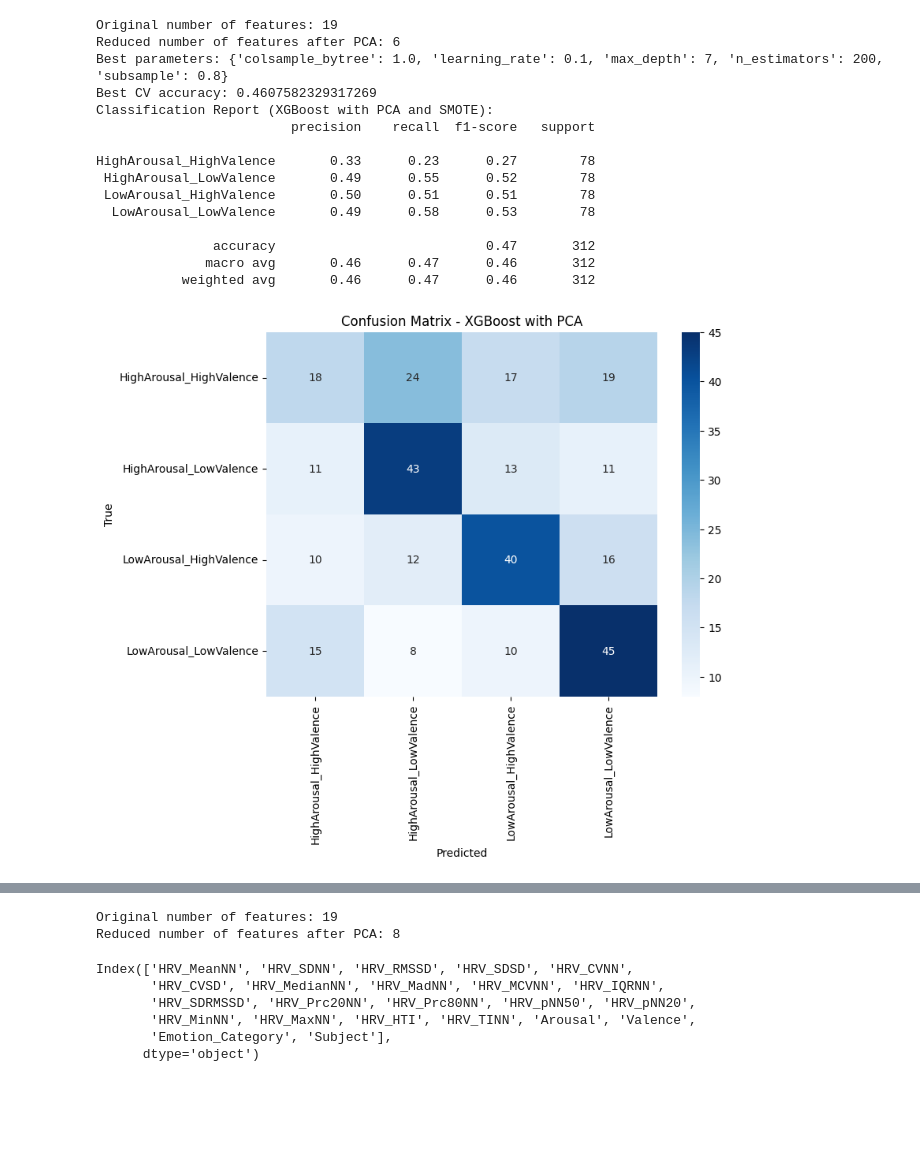
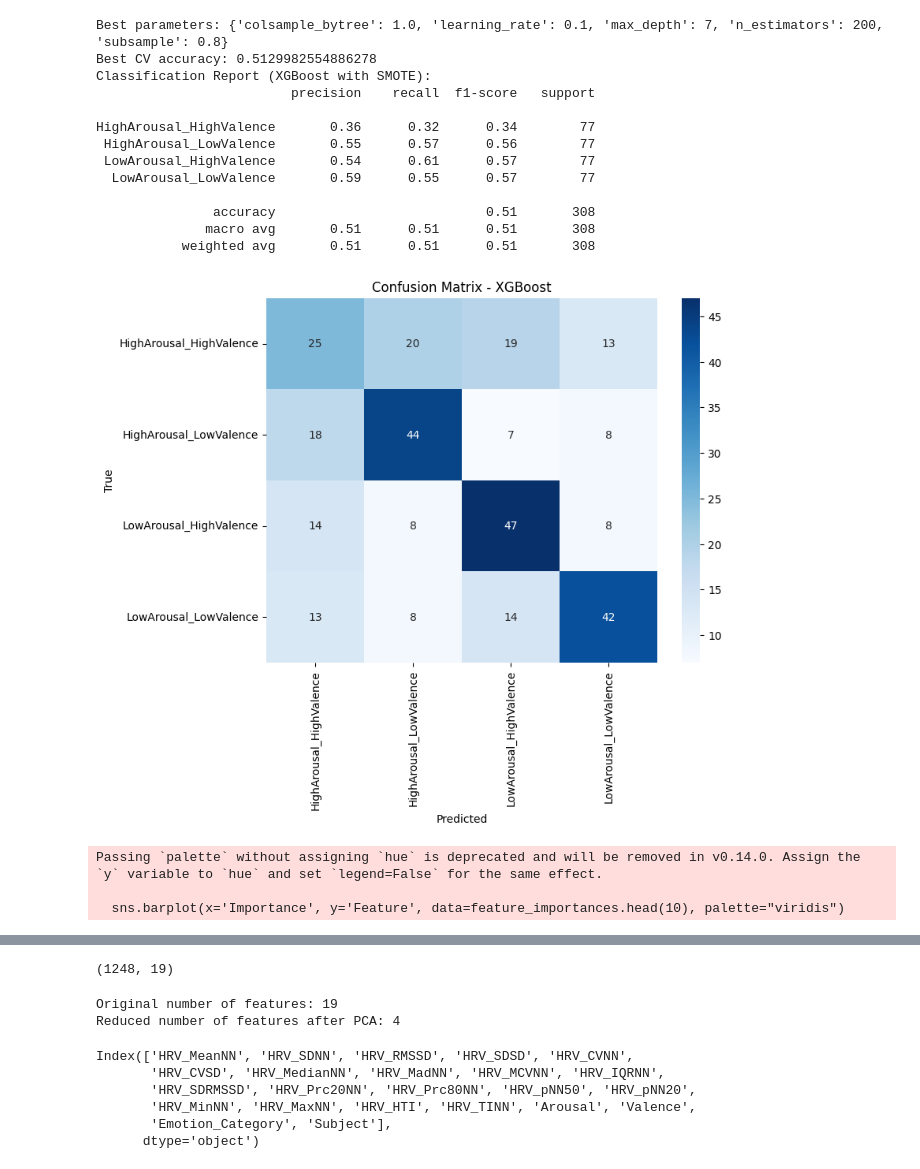
Before and after one commit to Edw2001/LumoData, a Jupyter notebook: model.ipynb, the cells around one changed output, grey strips where cells are left out. Drawn from its saved outputs; the diff is of its cells as text; code cells hidden in the pictures; blank space fills up the shorter version.

```diff
--- a/model.ipynb
+++ b/model.ipynb
@@ -15,9 +15,10 @@ from sklearn.preprocessing import LabelEncoder, StandardScaler
 from sklearn.model_selection import train_test_split, GridSearchCV
 from sklearn.metrics import classification_report, confusion_matrix
 from xgboost import XGBClassifier
+from sklearn.decomposition import PCA
 from imblearn.over_sampling import SMOTE  # 需要安装 imbalanced-learn: pip install imbalanced-learn
 
-file_path = 'deap_hrv_features.csv'
+file_path = 'deap_prv_features.csv'
 data = pd.read_csv(file_path)
 
 # Encode labels
@@ -37,8 +38,10 @@ scaler = StandardScaler()
 X_scaled = scaler.fit_transform(X)
 
 # 使用SMOTE来平衡数据
-sm = SMOTE(random_state=1)
+sm = SMOTE(random_state=4)
 X_resampled, y_resampled = sm.fit_resample(X_scaled, y)
+#pca = PCA(n_components=0.9)  # 保留95%的数据变异
+#X_pca = pca.fit_transform(X_resampled)
 
 # 划分训练测试集
 X_train, X_test, y_train, y_test = train_test_split(X_resampled, y_resampled,
@@ -48,7 +51,7 @@ X_train, X_test, y_train, y_test = train_test_split(X_resampled, y_resampled,
 param_grid = {
     'n_estimators': [100, 200, 300],
     'max_depth': [3, 5, 7],
-    'learning_rate': [0.01, 0.1],
+    'learning_rate': [0.01, 0.1,0.001],
     'subsample': [0.8, 1.0],
     'colsample_bytree': [0.8, 1.0]
 }
@@ -62,42 +65,43 @@ print("Best parameters:", grid_search.best_params_)
 print("Best CV accuracy:", grid_search.best_score_)
 
 best_xgb = grid_search.best_estimator_
 y_pred = best_xgb.predict(X_test)
 
 print("Classification Report (XGBoost with SMOTE):")
 print(classification_report(y_test, y_pred, target_names=le.classes_))
 
 conf_matrix = confusion_matrix(y_test, y_pred)
 plt.figure(figsize=(8,6))
 sns.heatmap(conf_matrix, annot=True, fmt='d', xticklabels=le.classes_, yticklabels=le.classes_, cmap="Blues")
 plt.title("Confusion Matrix - XGBoost")
 plt.xlabel("Predicted")
 plt.ylabel("True")
 plt.show()
 
 # 特征重要性
 importances = best_xgb.feature_importances_
 feature_importances = pd.DataFrame({'Feature': hrv_features, 'Importance': importances})
 feature_importances.sort_values(by='Importance', ascending=False, inplace=True)
 
 plt.figure(figsize=(10,6))
 sns.barplot(x='Importance', y='Feature', data=feature_importances.head(10), palette="viridis")
 plt.title("Top 10 Feature Importances - XGBoost")
 plt.show()
 # %% [output]
-Original number of features: 19
-Reduced number of features after PCA: 6
 Best parameters: {'colsample_bytree': 1.0, 'learning_rate': 0.1, 'max_depth': 7, 'n_estimators': 200, 'subsample': 0.8}
-Best CV accuracy: 0.4607582329317269
-Classification Report (XGBoost with PCA and SMOTE):
+Best CV accuracy: 0.5129982554886278
+Classification Report (XGBoost with SMOTE):
                          precision    recall  f1-score   support
 
-HighArousal_HighValence       0.33      0.23      0.27        78
- HighArousal_LowValence       0.49      0.55      0.52        78
- LowArousal_HighValence       0.50      0.51      0.51        78
-  LowArousal_LowValence       0.49      0.58      0.53        78
+HighArousal_HighValence       0.36      0.32      0.34        77
+ HighArousal_LowValence       0.55      0.57      0.56        77
+ LowArousal_HighValence       0.54      0.61      0.57        77
+  LowArousal_LowValence       0.59      0.55      0.57        77
 
-               accuracy                           0.47       312
-              macro avg       0.46      0.47      0.46       312
-           weighted avg       0.46      0.47      0.46       312
+               accuracy                           0.51       308
+              macro avg       0.51      0.51      0.51       308
+           weighted avg       0.51      0.51      0.51       308
-[figure, old version]
+[figure, new version]
+Passing `palette` without assigning `hue` is deprecated and will be removed in v0.14.0. Assign the `y` variable to `hue` and set `legend=False` for the same effect.
+
+  sns.barplot(x='Importance', y='Feature', data=feature_importances.head(10), palette="viridis")
@@ -104,3 +109,7 @@ HighArousal_HighValence       0.33      0.23      0.27        78
+# %%
+X_train.shape
+# %% [output]
+(1248, 19)
 # %%
 from sklearn.decomposition import PCA
 pca = PCA(n_components=0.95)  # 保留95%的数据变异
@@ -111,7 +120,7 @@ print(f"Original number of features: {X_scaled.shape[1]}")
 print(f"Reduced number of features after PCA: {X_pca.shape[1]}")
 # %% [output]
 Original number of features: 19
-Reduced number of features after PCA: 8
+Reduced number of features after PCA: 4
 # %%
 file_path = 'deap_hrv_features.csv'
 data = pd.read_csv(file_path)
```
Also changed, not shown: parts of 1 cell of this notebook, 3 other files.
